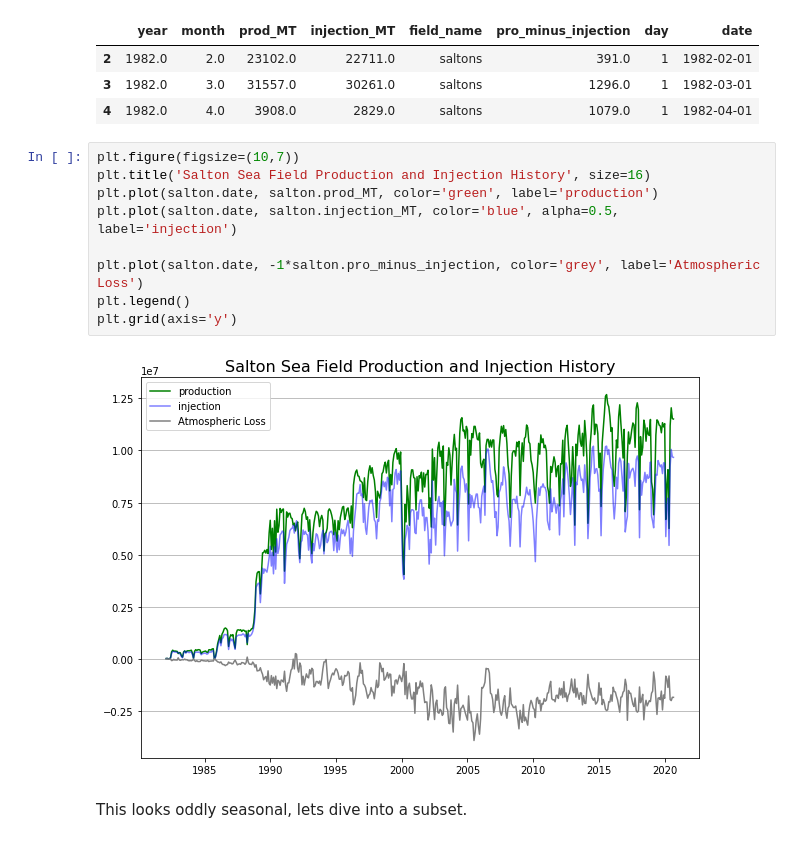
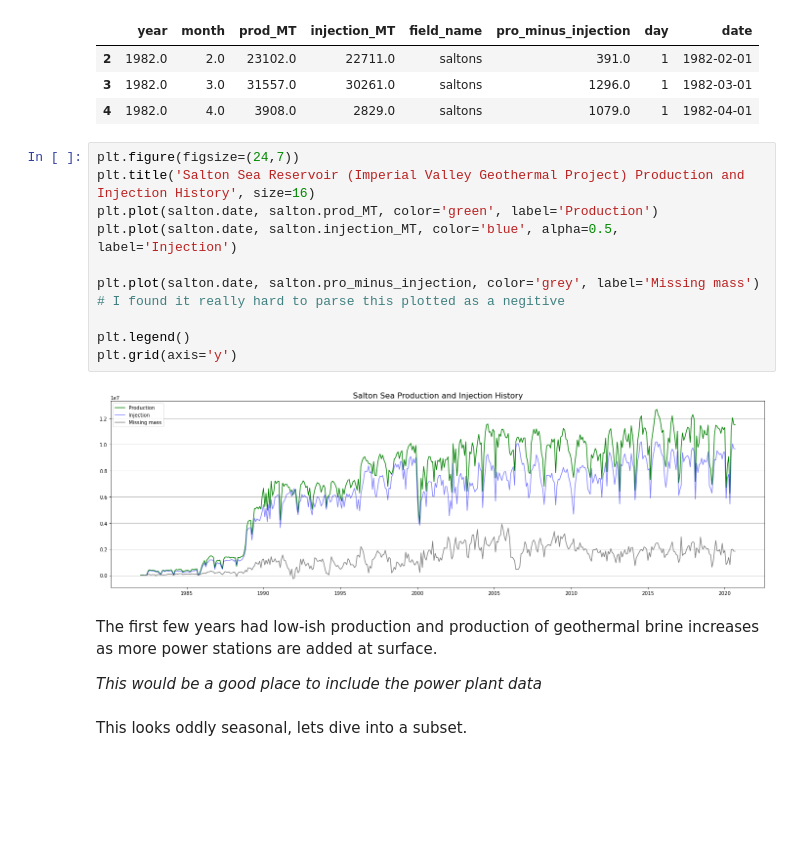
Before and after one commit to ThomasMGeo/T21-well-data-bonanza, a Jupyter notebook: T21_well_bonanza/0_ca_geotherm_data_explore.ipynb, the cells around one changed output. Saved outputs shown, nothing was run; the diff lists cells and outputs as text; blank space fills up the shorter version.

```diff
--- a/T21_well_bonanza/0_ca_geotherm_data_explore.ipynb
+++ b/T21_well_bonanza/0_ca_geotherm_data_explore.ipynb
@@ -227,16 +256,21 @@ salton.head(3)
 | 3 | 1982.0 | 3.0 | 31557.0 | 30261.0 | saltons | 1296.0 | 1 | 1982-03-01 |
 | 4 | 1982.0 | 4.0 | 3908.0 | 2829.0 | saltons | 1079.0 | 1 | 1982-04-01 |
 # %%
-plt.figure(figsize=(10,7))
-plt.title('Salton Sea Field Production and Injection History', size=16)
-plt.plot(salton.date, salton.prod_MT, color='green', label='production')
-plt.plot(salton.date, salton.injection_MT, color='blue', alpha=0.5, label='injection')
+plt.figure(figsize=(24,7))
+plt.title('Salton Sea Reservoir (Imperial Valley Geothermal Project) Production and Injection History', size=16)
+plt.plot(salton.date, salton.prod_MT, color='green', label='Production')
+plt.plot(salton.date, salton.injection_MT, color='blue', alpha=0.5, label='Injection')
 
-plt.plot(salton.date, -1*salton.pro_minus_injection, color='grey', label='Atmospheric Loss')
+plt.plot(salton.date, salton.pro_minus_injection, color='grey', label='Missing mass') # I found it really hard to parse this plotted as a negitive
+
 plt.legend()
 plt.grid(axis='y')
 # %% [output]
-[figure, old version]
+[figure, new version]
+# %% [markdown]
+The first few years had low-ish production and production of geothermal brine increases as more power stations are added at surface.
+
+_This would be a good place to include the power plant data_
 # %% [markdown]
 This looks oddly seasonal, lets dive into a subset.
 # %%
```
Also changed, not shown: parts of 24 cells of this notebook.
